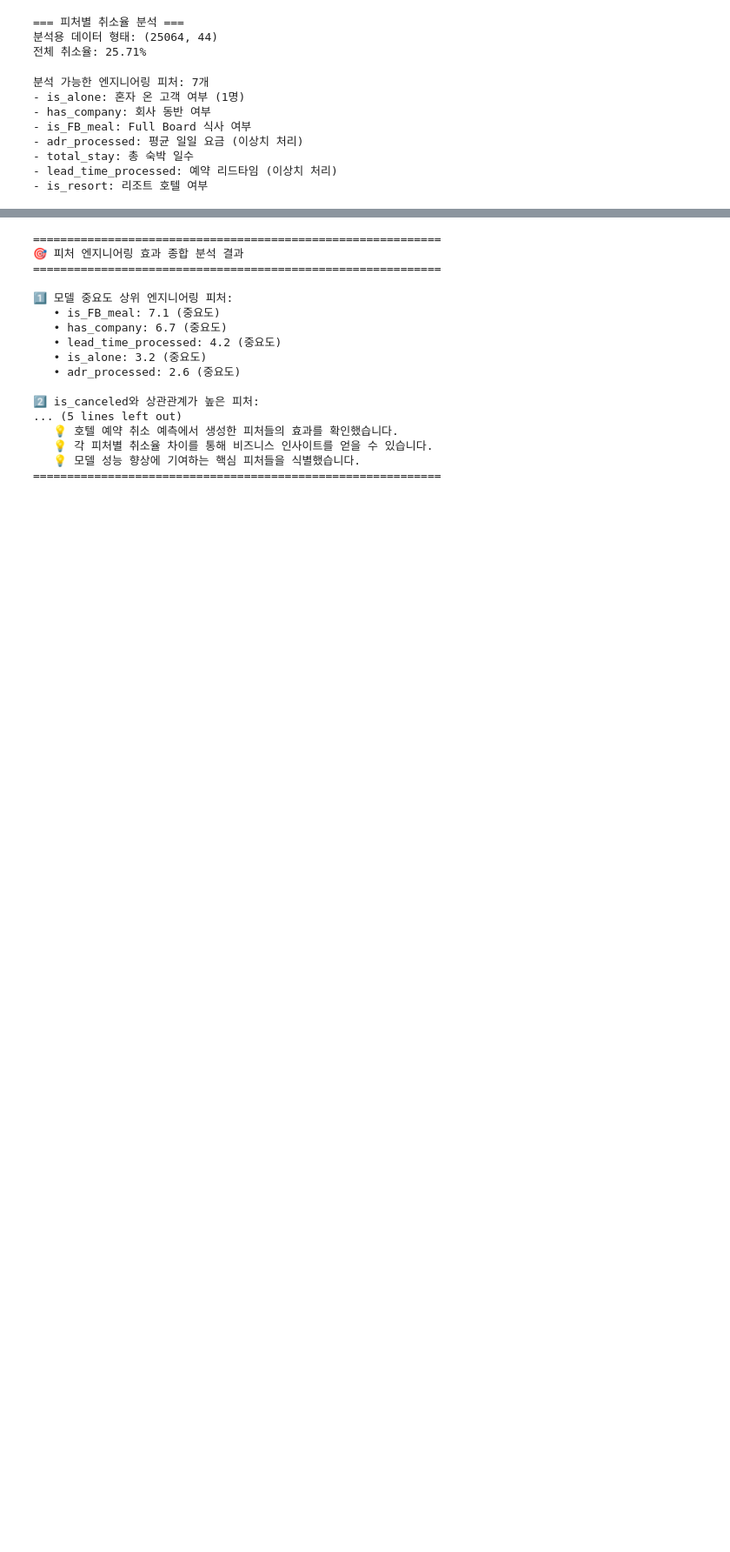
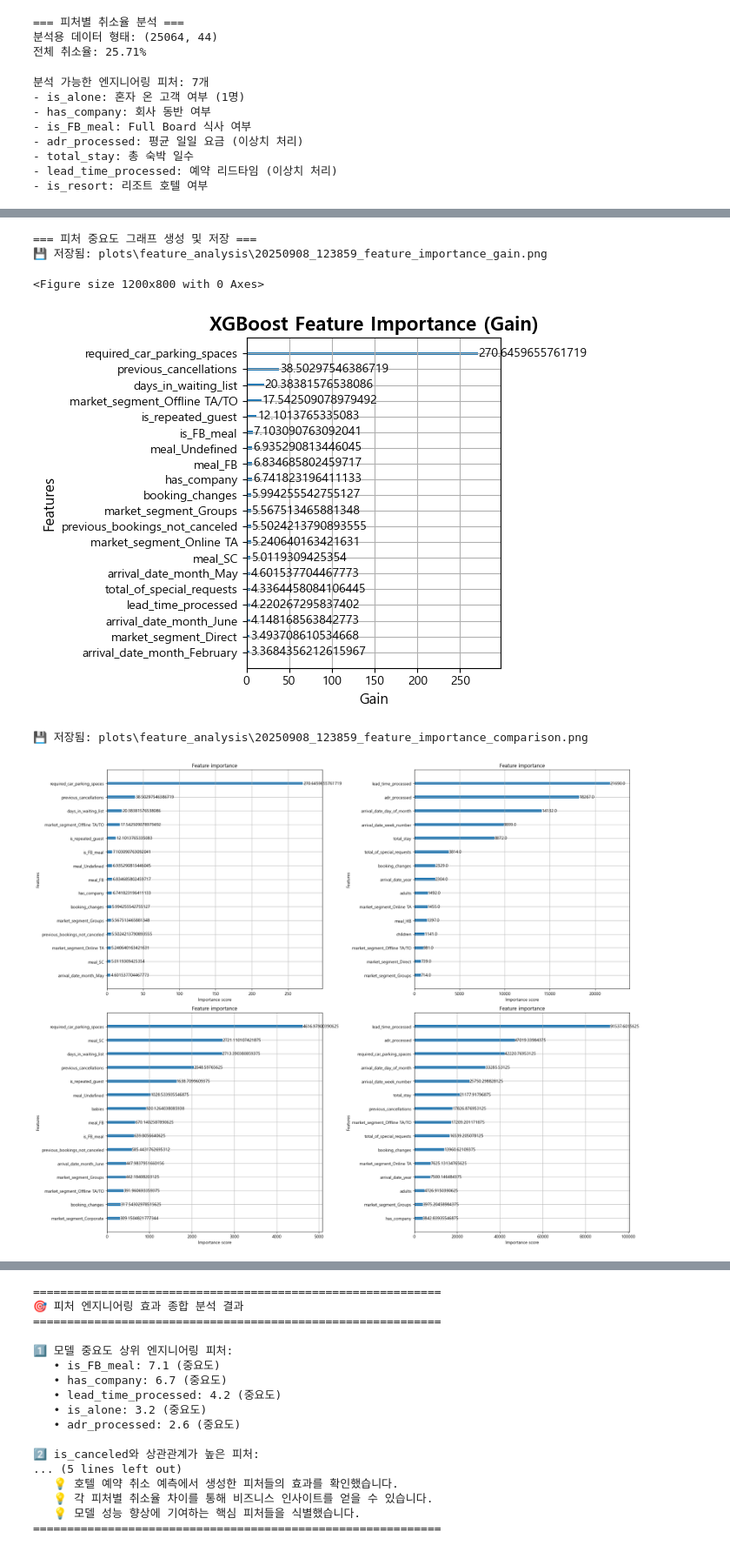
Before and after one commit to SKNETWORKS-FAMILY-AICAMP/SKN18-2nd-5Team, a Jupyter notebook: ML/eda.ipynb, the cells around one changed output, grey strips where cells are left out. Shown at 87% size. Cells and saved outputs as stored; diff of their text form; code cells hidden in the pictures; blank space fills up the shorter version.

Commit message:
eda 그래프 저장기능 추가 및 저장된 이미지폴더(plots/)를 깃이그노어에 저장

```diff
--- a/ML/eda.ipynb
+++ b/ML/eda.ipynb
@@ -418,0 +180,14 @@ for feature, corr in target_corr.items():
+# %%
+# 그래프 저장을 위한 디렉토리 생성
+import os
+from datetime import datetime
+
+# 저장할 폴더 생성
+save_dir = os.path.join('plots', 'feature_analysis')
+os.makedirs(save_dir, exist_ok=True)
+
+# 현재 시간을 파일명에 포함 (중복 방지)
+timestamp = datetime.now().strftime('%Y%m%d_%H%M%S')
+
+print(f"📁 그래프 저장 폴더: {save_dir}")
+print(f"🕐 타임스탬프: {timestamp}")
@@ -418,0 +197,53 @@ for feature, corr in target_corr.items():
+# %%
+# 피처 중요도 그래프 저장 버전
+print("=== 피처 중요도 그래프 생성 및 저장 ===")
+
+# 1. 기본 피처 중요도 그래프
+plt.figure(figsize=(12, 8))
+plot_importance(model, importance_type='gain', max_num_features=20)
+plt.title('XGBoost Feature Importance (Gain)', fontsize=16, fontweight='bold')
+plt.xlabel('Gain', fontsize=12)
+plt.ylabel('Features', fontsize=12)
+plt.tight_layout()
+
+# 저장
+filename1 = f'{timestamp}_feature_importance_gain.png'
+filepath1 = os.path.join(save_dir, filename1)
+plt.savefig(filepath1, dpi=300, bbox_inches='tight')
+print(f"💾 저장됨: {filepath1}")
+plt.show()
+
+# 2. 다중 중요도 비교 그래프
+fig, axes = plt.subplots(2, 2, figsize=(20, 16))
+
+# Gain 기준
+axes[0, 0].set_title('Feature Importance - Gain', fontsize=14, fontweight='bold')
+plot_importance(model, importance_type='gain', max_num_features=15, ax=axes[0, 0])
+
+# Weight 기준 (사용 빈도)
+axes[0, 1].set_title('Feature Importance - Weight', fontsize=14, fontweight='bold')
+plot_importance(model, importance_type='weight', max_num_features=15, ax=axes[0, 1])
+
+# Cover 기준
+axes[1, 0].set_title('Feature Importance - Cover', fontsize=14, fontweight='bold')
+plot_importance(model, importance_type='cover', max_num_features=15, ax=axes[1, 0])
+
+# Total Gain 기준
+axes[1, 1].set_title('Feature Importance - Total Gain', fontsize=14, fontweight='bold')
+plot_importance(model, importance_type='total_gain', max_num_features=15, ax=axes[1, 1])
+
+plt.tight_layout()
+
+# 저장
+filename2 = f'{timestamp}_feature_importance_comparison.png'
+filepath2 = os.path.join(save_dir, filename2)
+plt.savefig(filepath2, dpi=300, bbox_inches='tight')
+print(f"💾 저장됨: {filepath2}")
+plt.show()
+# %% [output]
+=== 피처 중요도 그래프 생성 및 저장 ===
+💾 저장됨: plots\feature_analysis\20250908_123859_feature_importance_gain.png
+<Figure size 1200x800 with 0 Axes>
+[figure, added]
+💾 저장됨: plots\feature_analysis\20250908_123859_feature_importance_comparison.png
+[figure, added]
```
Also changed, not shown: parts of 14 cells of this notebook, 1 other file.
